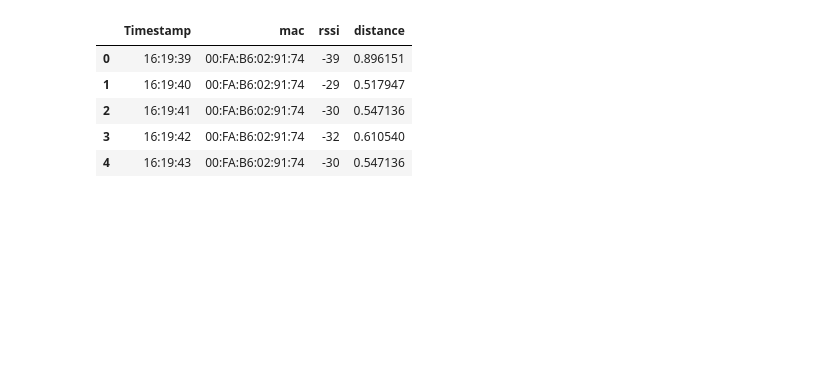
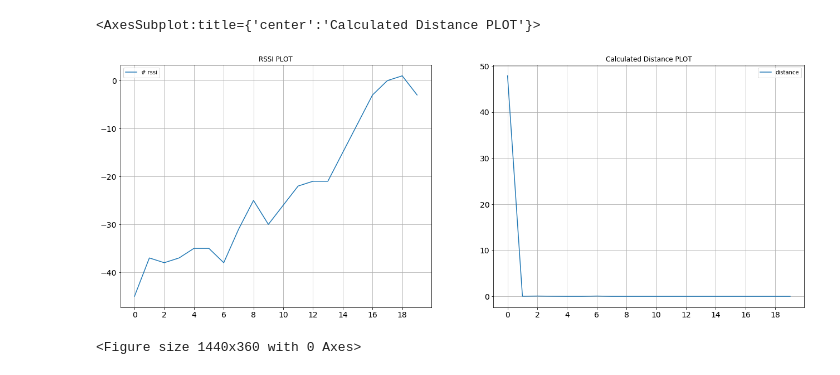
Before and after one commit to jenish-rudani/BLE-Tools-RTLS-Guard, a Jupyter notebook: ScannerTag/analysis.ipynb, the cells around one changed output. Cells and saved outputs as stored; diff of their text form; code cells hidden in the pictures; blank space fills up the shorter version.

Commit message:
updated analysis notebook to plot RSSI and Distance plots

```diff
--- a/ScannerTag/analysis.ipynb
+++ b/ScannerTag/analysis.ipynb
@@ -1,27 +0,0 @@
-# %%
-
-# Import pandas package
-import pandas as pd
-
-distance = 50
-orientation = 0
-
-fileName1 = "./{}cm/{}_Degree/B1.csv".format(distance, orientation)
-fileName2 = "./{}cm/{}_Degree/B2.csv".format(distance, orientation)
-
-# making data frame
-data = pd.read_csv(fileName1)
-
-# calling head() method
-# storing in new variable
-data_top = data.head()
-
-# display
-data_top
-# %% [output]
-|  | Timestamp | mac | rssi | distance |
-| 0 | 16:19:39 | 00:FA:B6:02:91:74 | -39 | 0.896151 |
-| 1 | 16:19:40 | 00:FA:B6:02:91:74 | -29 | 0.517947 |
-| 2 | 16:19:41 | 00:FA:B6:02:91:74 | -30 | 0.547136 |
-| 3 | 16:19:42 | 00:FA:B6:02:91:74 | -32 | 0.610540 |
-| 4 | 16:19:43 | 00:FA:B6:02:91:74 | -30 | 0.547136 |
@@ -27,0 +6,32 @@ data_top
+# %%
+EnvironmentLoss = 4.2
+measuredPower = -41 # For Thunderboard as a Static Beacon and the Starter Kit as a Sniffer device
+
+def convertToDistance(inputRssiArray):
+  return np.array([10**((measuredPower - rssi) / (10*EnvironmentLoss)) for rssi in inputRssiArray])
+# %%
+plt.rcParams["figure.figsize"] = (22, 8)
+
+distance = 100
+orientation = 270
+
+fileName1 = "./Results/{}cm/{}_Degree/B1.csv".format(distance, orientation)
+
+
+# making data frame
+rssi = pd.read_csv(fileName1)
+distance = pd.DataFrame(convertToDistance(rssi.to_numpy()), columns=['distance'])
+
+#define number of rows and columns for subplots
+nrow = 1
+ncol = 2
+fig, ax = plt.subplots(1, 2)
+axes = ax.flatten()
+plt.figure(figsize=(20, 5))  # change the figure size as needed
+
+rssi.plot(ax=axes[0], xticks=[i for i in range(0, 20, 2)], grid=True, title="RSSI PLOT", fontsize=14)
+distance.plot(ax=axes[1], xticks=[i for i in range(0, 20, 2)], grid=True, title="Calculated Distance PLOT", fontsize=14)
+# %% [output]
+<AxesSubplot:title={'center':'Calculated Distance PLOT'}>
+[figure, added]
+<Figure size 1440x360 with 0 Axes>
```
Also changed, not shown: parts of 1 cell of this notebook.
